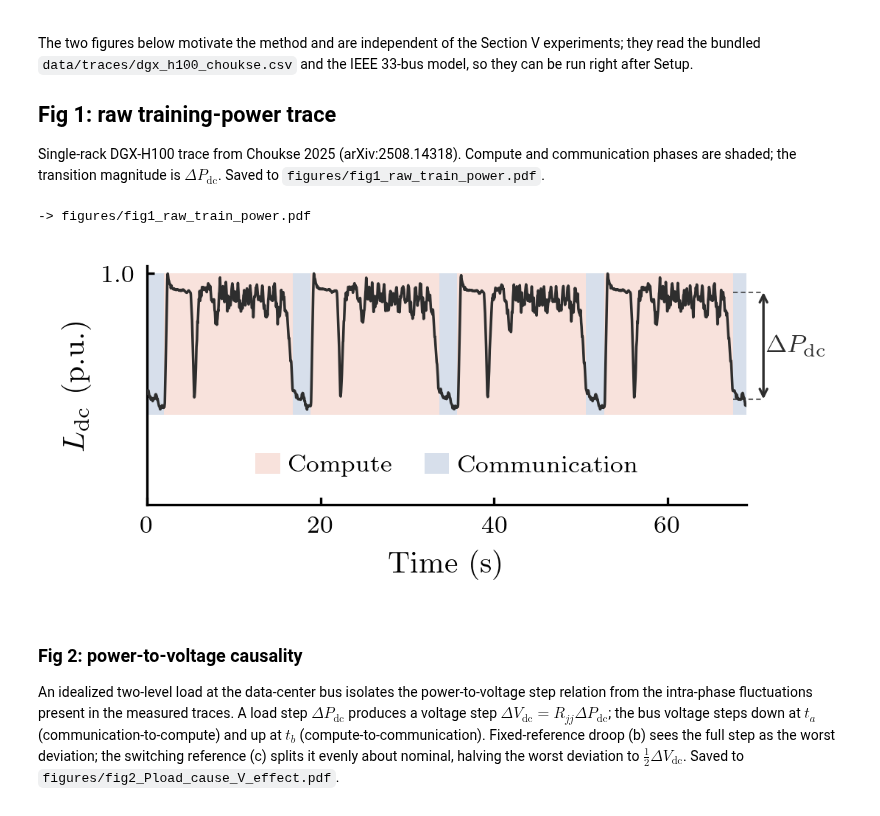
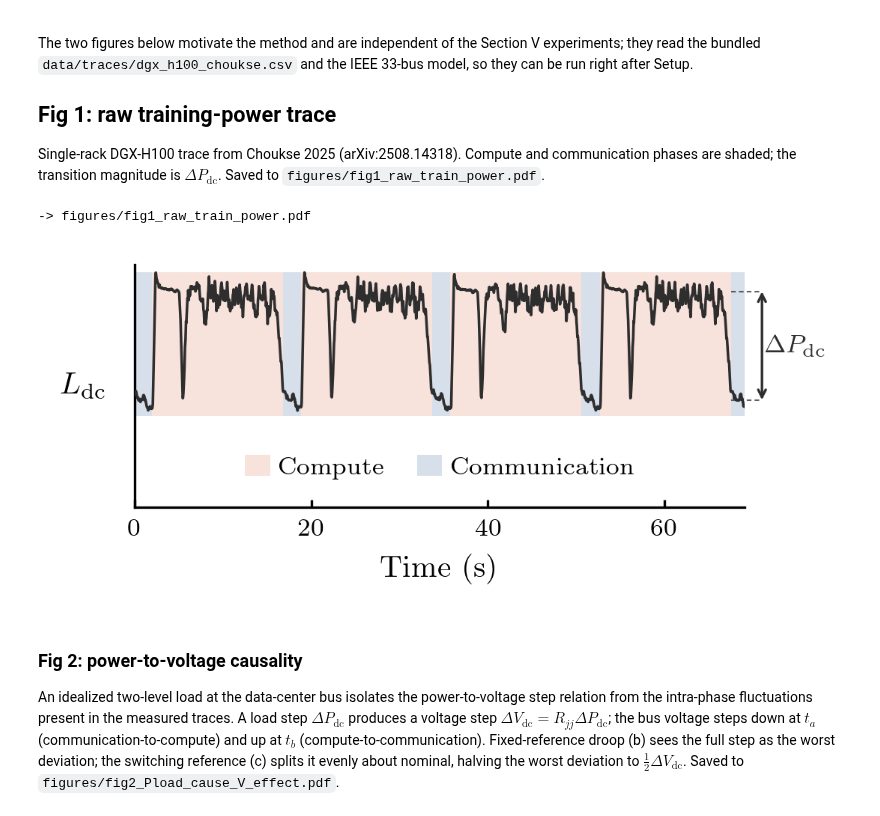
Before and after one commit to yan-mingyuan/switchref, a Jupyter notebook: main.ipynb, the cells around one changed output. Saved outputs shown, nothing was run; the diff lists cells and outputs as text; code cells hidden in the pictures.

```diff
--- a/main.ipynb
+++ b/main.ipynb
@@ -111,36 +111,36 @@ if len(_fall_idx) >= 2:
             ls=(0, (3, 2)), alpha=0.75, zorder=2.5, clip_on=False)
     ax.plot([t_trans, x_arrow], [y_low, y_low], color=P_COLOR, lw=0.5,
             ls=(0, (3, 2)), alpha=0.75, zorder=2.5, clip_on=False)
     ax.annotate('', xy=(x_arrow, y_high), xytext=(x_arrow, y_low),
                 arrowprops=dict(arrowstyle='<->', color=P_COLOR, lw=0.8,
                                 shrinkA=0, shrinkB=0, mutation_scale=6),
                 annotation_clip=False)
     ax.text(x_arrow + 0.3, 0.5 * (y_high + y_low), r'$\Delta P_{\mathrm{dc}}$',
             color=P_COLOR, ha='left', va='center', fontsize=8,
             fontstyle='italic', zorder=10, clip_on=False)
 
-ax.set_yticks([1.0]); ax.set_yticklabels(['1.0'], fontsize=8)
+ax.set_yticks([])
 handles = [Patch(facecolor=WARM_RED, alpha=WARM_A, lw=0, label='Compute'),
            Patch(facecolor=COOL_BLUE, alpha=COOL_A, lw=0, label='Communication')]
 leg = ax.legend(handles=handles, loc='lower center', bbox_to_anchor=(0.5, 0.06),
                 frameon=False, fontsize=8, handlelength=1.0, handleheight=0.9,
                 handletextpad=0.35, ncol=2, columnspacing=1.3, borderaxespad=0.15)
 for txt in leg.get_texts():
     txt.set_fontstyle('italic')
 ax.set_xlabel('Time (s)', fontsize=10)
-ax.set_ylabel(r'$L_\text{dc}$ (p.u.)', fontsize=10)
+ax.set_ylabel(r'$L_\text{dc}$', fontsize=10, rotation=0, va='center', ha='right', labelpad=9)
 ax.tick_params(labelsize=8, direction='in', length=2.5, width=0.8)
 ax.spines[['top', 'right']].set_visible(False)
 ax.set_xticks(np.arange(0, float(t_plot[-1]) + 1, 20))
 ax.set_xlim(float(t_plot[0]), float(t_plot[-1]))
 
 out_fig1 = FIG_DIR / 'fig1_raw_train_power.pdf'
 plt.savefig(out_fig1, format='pdf', bbox_inches='tight', pad_inches=0.02)
 print('-> figures/fig1_raw_train_power.pdf')
 plt.show()
 # %% [output]
 -> figures/fig1_raw_train_power.pdf
-[figure, old version]
+[figure, new version]
 # %% [markdown]
 ### Fig 2: power-to-voltage causality
 
```
Also changed, not shown: parts of 3 cells of this notebook, 3 other files.
